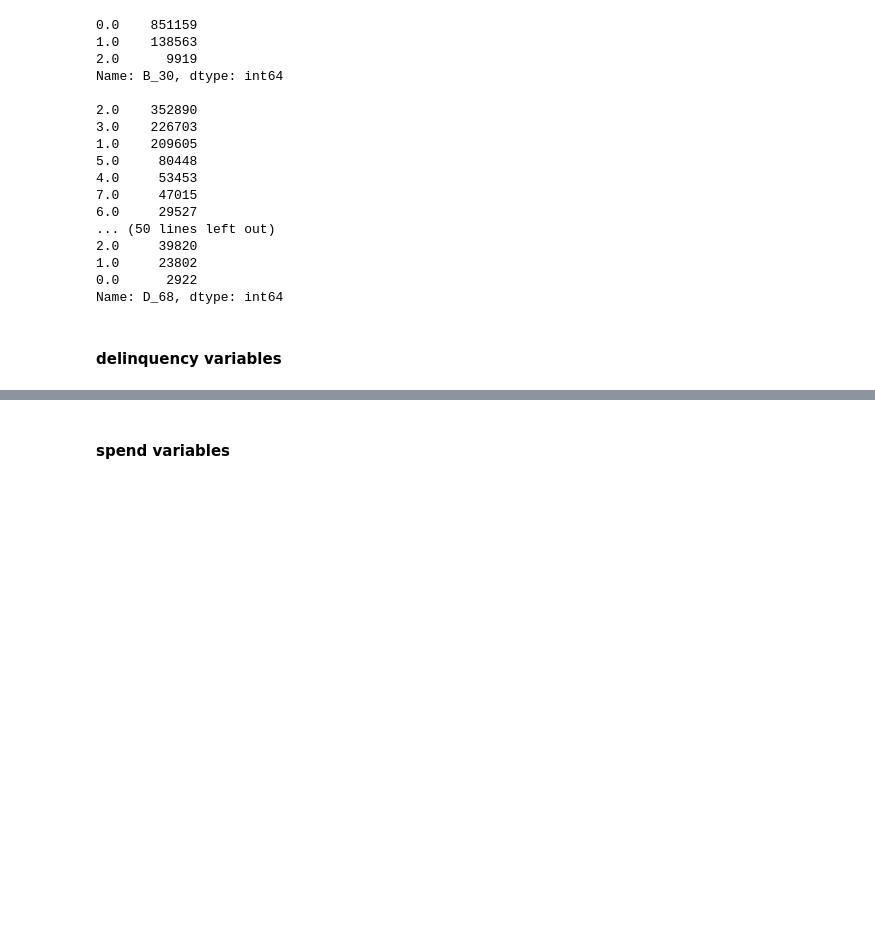
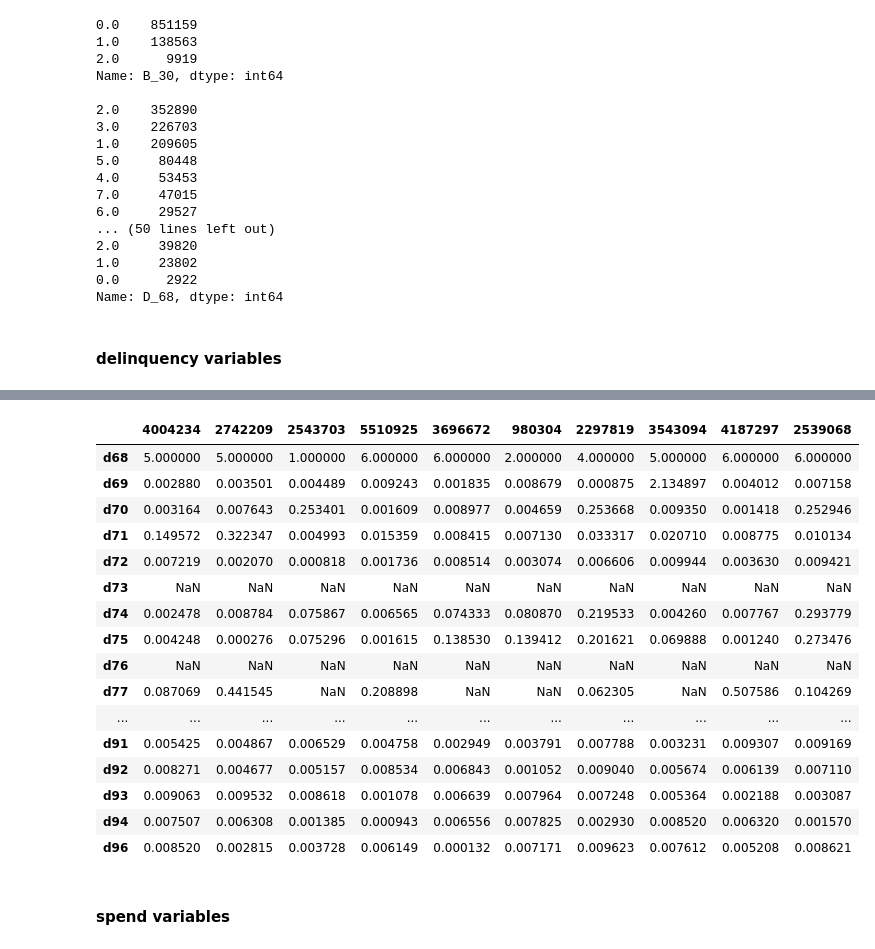
Before and after one commit to We-Need-More-RAM/amex_default_prediction, a Jupyter notebook: notebooks/misty/amex_first_draft.ipynb, the cells around one changed output, grey strips where cells are left out. Drawn from its saved outputs; the diff is of its cells as text; code cells hidden in the pictures; blank space fills up the shorter version.

```diff
--- a/notebooks/misty/amex_first_draft.ipynb
+++ b/notebooks/misty/amex_first_draft.ipynb
@@ -211,3 +235,23 @@ df_d.head(10).T
+# %%
+df_d.head(10).iloc[:,70:].T
+# %% [output]
+|  | 4004234 | 2742209 | 2543703 | 5510925 | 3696672 | 980304 | 2297819 | 3543094 | 4187297 | 2539068 |
+| d68 | 5.000000 | 5.000000 | 1.000000 | 6.000000 | 6.000000 | 2.000000 | 4.000000 | 5.000000 | 6.000000 | 6.000000 |
+| d69 | 0.002880 | 0.003501 | 0.004489 | 0.009243 | 0.001835 | 0.008679 | 0.000875 | 2.134897 | 0.004012 | 0.007158 |
+| d70 | 0.003164 | 0.007643 | 0.253401 | 0.001609 | 0.008977 | 0.004659 | 0.253668 | 0.009350 | 0.001418 | 0.252946 |
+| d71 | 0.149572 | 0.322347 | 0.004993 | 0.015359 | 0.008415 | 0.007130 | 0.033317 | 0.020710 | 0.008775 | 0.010134 |
+| d72 | 0.007219 | 0.002070 | 0.000818 | 0.001736 | 0.008514 | 0.003074 | 0.006606 | 0.009944 | 0.003630 | 0.009421 |
+| d73 | NaN | NaN | NaN | NaN | NaN | NaN | NaN | NaN | NaN | NaN |
+| d74 | 0.002478 | 0.008784 | 0.075867 | 0.006565 | 0.074333 | 0.080870 | 0.219533 | 0.004260 | 0.007767 | 0.293779 |
+| d75 | 0.004248 | 0.000276 | 0.075296 | 0.001615 | 0.138530 | 0.139412 | 0.201621 | 0.069888 | 0.001240 | 0.273476 |
+| d76 | NaN | NaN | NaN | NaN | NaN | NaN | NaN | NaN | NaN | NaN |
+| d77 | 0.087069 | 0.441545 | NaN | 0.208898 | NaN | NaN | 0.062305 | NaN | 0.507586 | 0.104269 |
+| ... | ... | ... | ... | ... | ... | ... | ... | ... | ... | ... |
+| d91 | 0.005425 | 0.004867 | 0.006529 | 0.004758 | 0.002949 | 0.003791 | 0.007788 | 0.003231 | 0.009307 | 0.009169 |
+| d92 | 0.008271 | 0.004677 | 0.005157 | 0.008534 | 0.006843 | 0.001052 | 0.009040 | 0.005674 | 0.006139 | 0.007110 |
+| d93 | 0.009063 | 0.009532 | 0.008618 | 0.001078 | 0.006639 | 0.007964 | 0.007248 | 0.005364 | 0.002188 | 0.003087 |
+| d94 | 0.007507 | 0.006308 | 0.001385 | 0.000943 | 0.006556 | 0.007825 | 0.002930 | 0.008520 | 0.006320 | 0.001570 |
+| d96 | 0.008520 | 0.002815 | 0.003728 | 0.006149 | 0.000132 | 0.007171 | 0.009623 | 0.007612 | 0.005208 | 0.008621 |
 # %% [markdown]
 #### spend variables
 # %%
```
Also changed, not shown: parts of 2 cells of this notebook.
